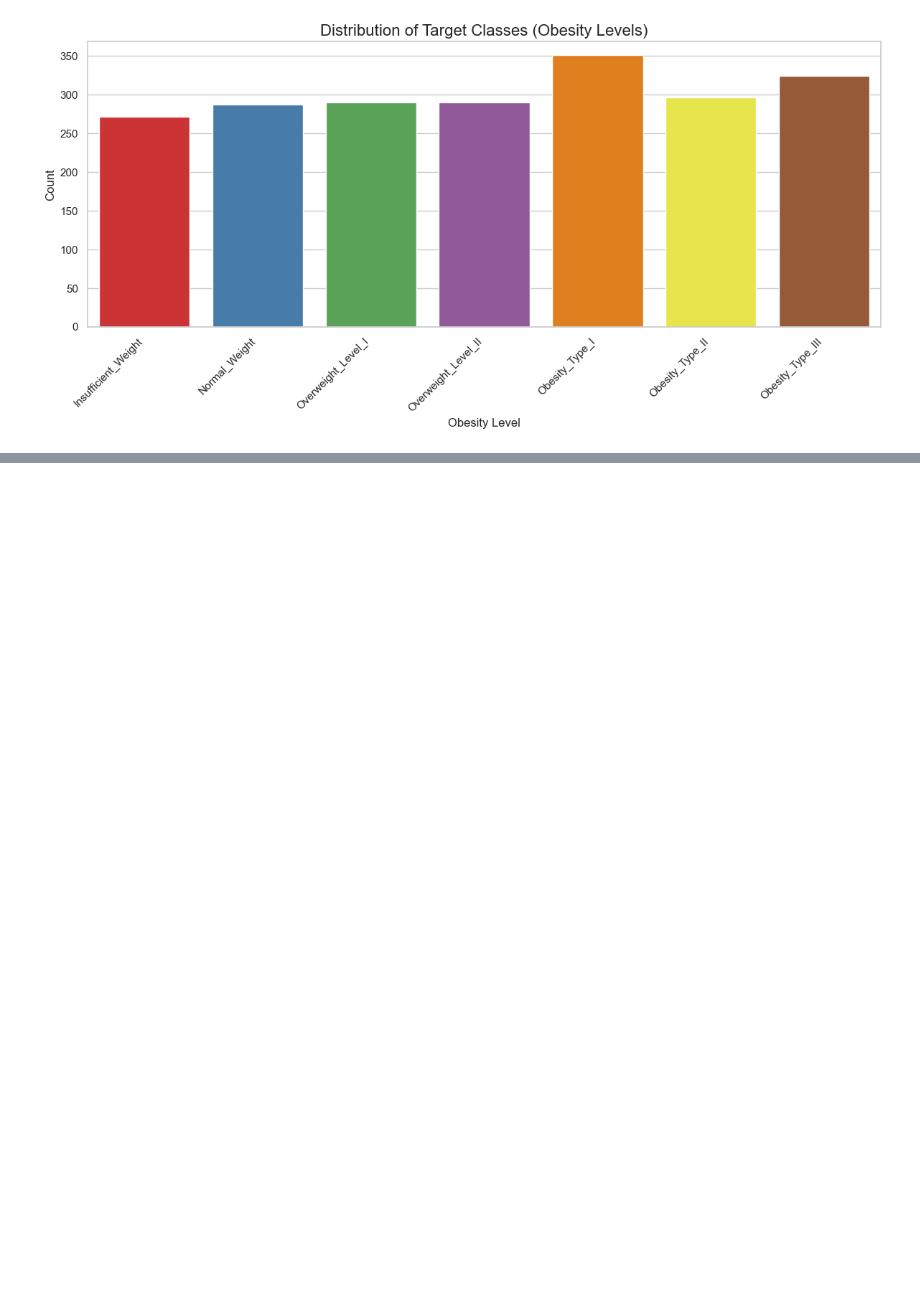
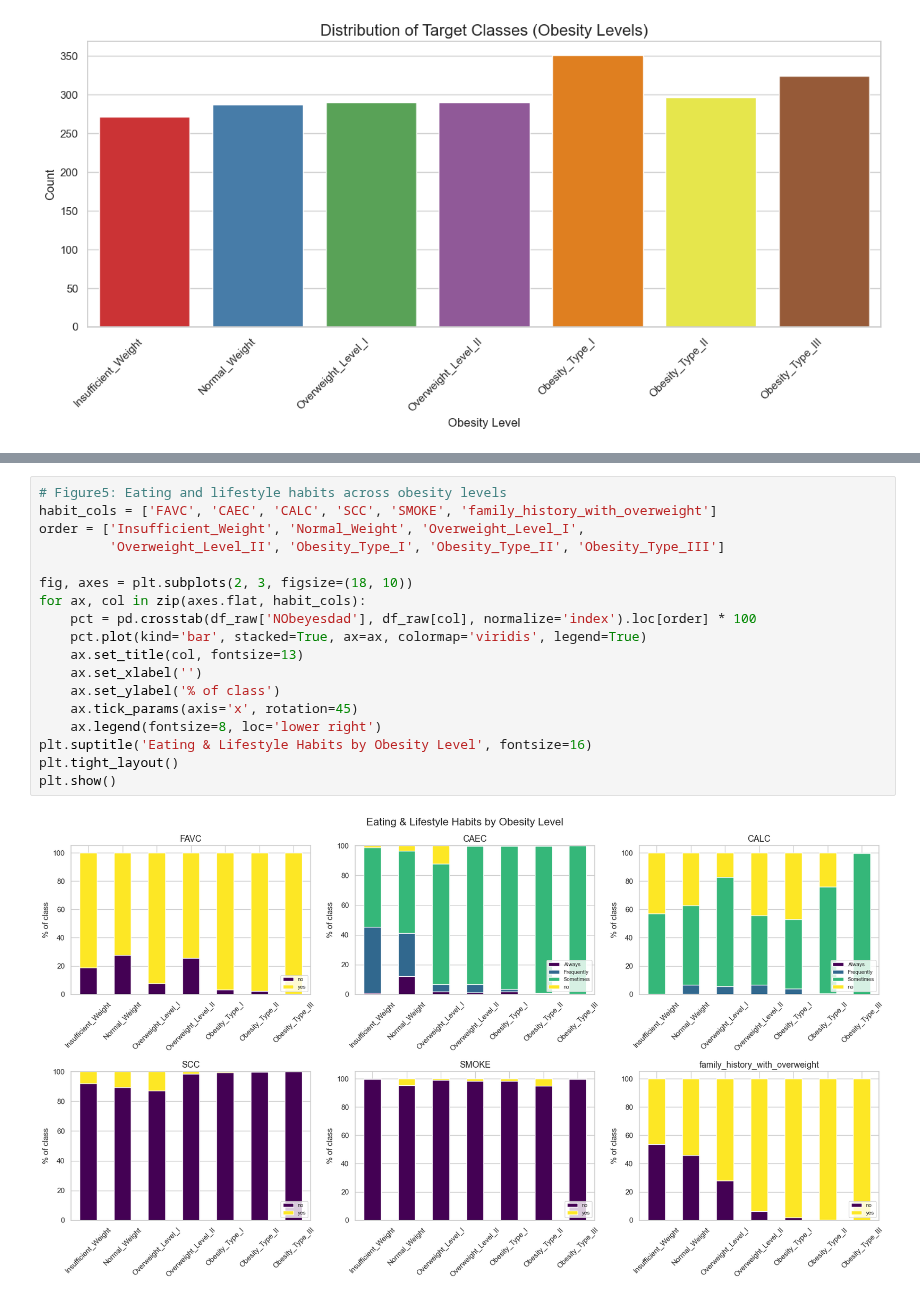
Before and after one commit to SoumayaTmane/MachineLearning-Project, a Jupyter notebook: DataCleaning.ipynb, the cells around one changed output, grey strips where cells are left out. Saved outputs shown, nothing was run; the diff lists cells and outputs as text; blank space fills up the shorter version.

```diff
--- a/DataCleaning.ipynb
+++ b/DataCleaning.ipynb
@@ -155,0 +217,20 @@ Passing `palette` without assigning `hue` is deprecated and will be removed in v
+# %%
+# Figure5: Eating and lifestyle habits across obesity levels
+habit_cols = ['FAVC', 'CAEC', 'CALC', 'SCC', 'SMOKE', 'family_history_with_overweight']
+order = ['Insufficient_Weight', 'Normal_Weight', 'Overweight_Level_I',
+         'Overweight_Level_II', 'Obesity_Type_I', 'Obesity_Type_II', 'Obesity_Type_III']
+
+fig, axes = plt.subplots(2, 3, figsize=(18, 10))
+for ax, col in zip(axes.flat, habit_cols):
+    pct = pd.crosstab(df_raw['NObeyesdad'], df_raw[col], normalize='index').loc[order] * 100
+    pct.plot(kind='bar', stacked=True, ax=ax, colormap='viridis', legend=True)
+    ax.set_title(col, fontsize=13)
+    ax.set_xlabel('')
+    ax.set_ylabel('% of class')
+    ax.tick_params(axis='x', rotation=45)
+    ax.legend(fontsize=8, loc='lower right')
+plt.suptitle('Eating & Lifestyle Habits by Obesity Level', fontsize=16)
+plt.tight_layout()
+plt.show()
+# %% [output]
+[figure, added]
```
Also changed, not shown: parts of 7 cells of this notebook.
